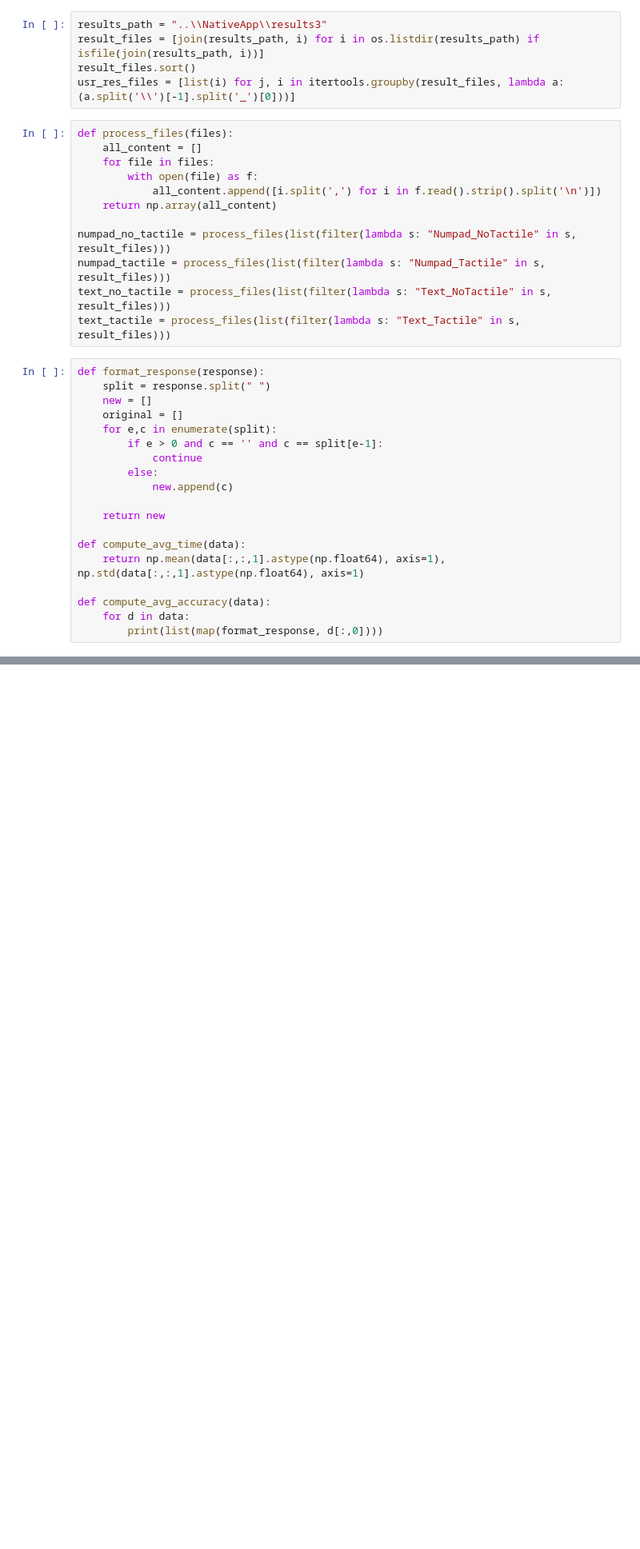
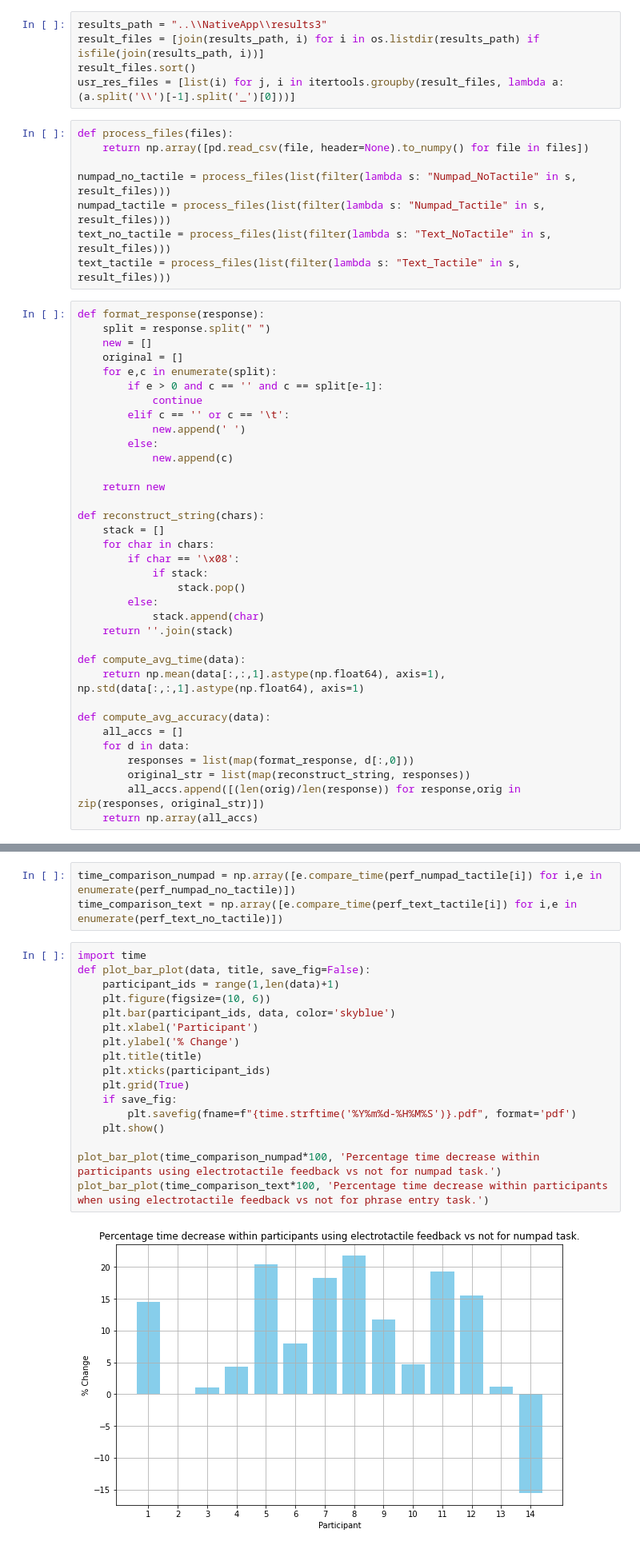
Before and after one commit to AaronMilne19/electrotactile-feedback, a Jupyter notebook: ElectrotactileFeedback/Analysis/electrotactile_results_phase3_analysis.ipynb, the cells around one changed output, grey strips where cells are left out. Shown at 80% size. Drawn from its saved outputs; the diff is of its cells as text; blank space fills up the shorter version.

```diff
--- a/ElectrotactileFeedback/Analysis/electrotactile_results_phase3_analysis.ipynb
+++ b/ElectrotactileFeedback/Analysis/electrotactile_results_phase3_analysis.ipynb
@@ -20,11 +20,7 @@ result_files.sort()
 usr_res_files = [list(i) for j, i in itertools.groupby(result_files, lambda a: (a.split('\\')[-1].split('_')[0]))]
 # %%
 def process_files(files):
-    all_content = []
-    for file in files:
-        with open(file) as f:
-            all_content.append([i.split(',') for i in f.read().strip().split('\n')])
-    return np.array(all_content)
+    return np.array([pd.read_csv(file, header=None).to_numpy() for file in files])
 
 numpad_no_tactile = process_files(list(filter(lambda s: "Numpad_NoTactile" in s, result_files)))
 numpad_tactile = process_files(list(filter(lambda s: "Numpad_Tactile" in s, result_files)))
@@ -38,14 +34,30 @@ def format_response(response):
     for e,c in enumerate(split):
         if e > 0 and c == '' and c == split[e-1]:
             continue
+        elif c == '' or c == '\t':
+            new.append(' ')
         else:
             new.append(c)
 
     return new
 
+def reconstruct_string(chars):
+    stack = []
+    for char in chars:
+        if char == '\x08':
+            if stack:
+                stack.pop()
+        else:
+            stack.append(char)
+    return ''.join(stack)
+
 def compute_avg_time(data):
     return np.mean(data[:,:,1].astype(np.float64), axis=1), np.std(data[:,:,1].astype(np.float64), axis=1)
 
 def compute_avg_accuracy(data):
+    all_accs = []
     for d in data:
-        print(list(map(format_response, d[:,0])))
+        responses = list(map(format_response, d[:,0]))
+        original_str = list(map(reconstruct_string, responses))
+        all_accs.append([(len(orig)/len(response)) for response,orig in zip(responses, original_str)])
+    return np.array(all_accs)
@@ -72,0 +113,22 @@ compute_avg_accuracy(text_tactile)
+# %%
+time_comparison_numpad = np.array([e.compare_time(perf_numpad_tactile[i]) for i,e in enumerate(perf_numpad_no_tactile)])
+time_comparison_text = np.array([e.compare_time(perf_text_tactile[i]) for i,e in enumerate(perf_text_no_tactile)])
+# %%
+import time
+def plot_bar_plot(data, title, save_fig=False):
+    participant_ids = range(1,len(data)+1)
+    plt.figure(figsize=(10, 6))
+    plt.bar(participant_ids, data, color='skyblue')
+    plt.xlabel('Participant')
+    plt.ylabel('% Change')
+    plt.title(title)
+    plt.xticks(participant_ids)
+    plt.grid(True)
+    if save_fig:
+        plt.savefig(fname=f"{time.strftime('%Y%m%d-%H%M%S')}.pdf", format='pdf')
+    plt.show()
+
+plot_bar_plot(time_comparison_numpad*100, 'Percentage time decrease within participants using electrotactile feedback vs not for numpad task.')
+plot_bar_plot(time_comparison_text*100, 'Percentage time decrease within participants when using electrotactile feedback vs not for phrase entry task.')
+# %% [output]
+[figure, added]
```
Also changed, not shown: parts of 11 cells of this notebook, 1 other file.
